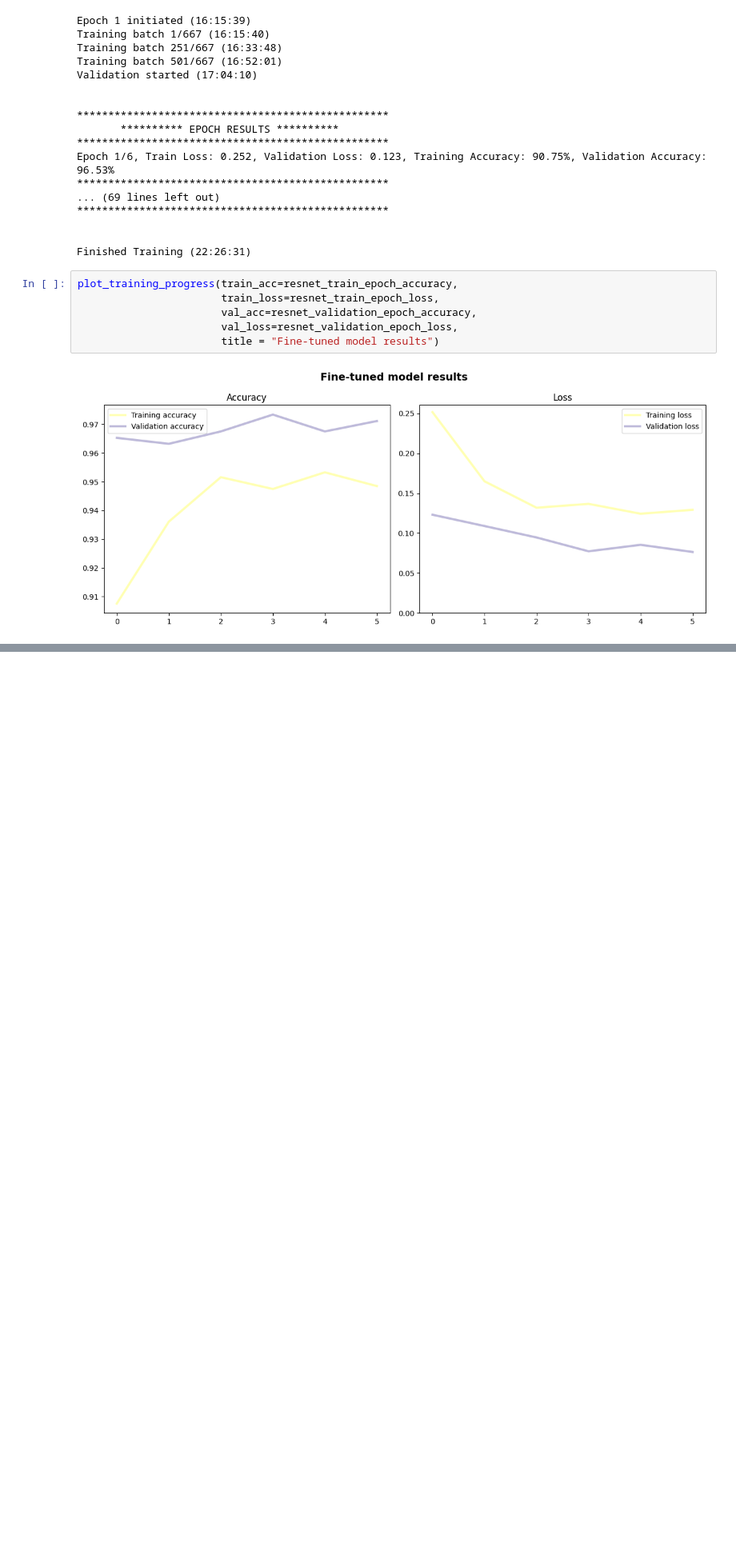
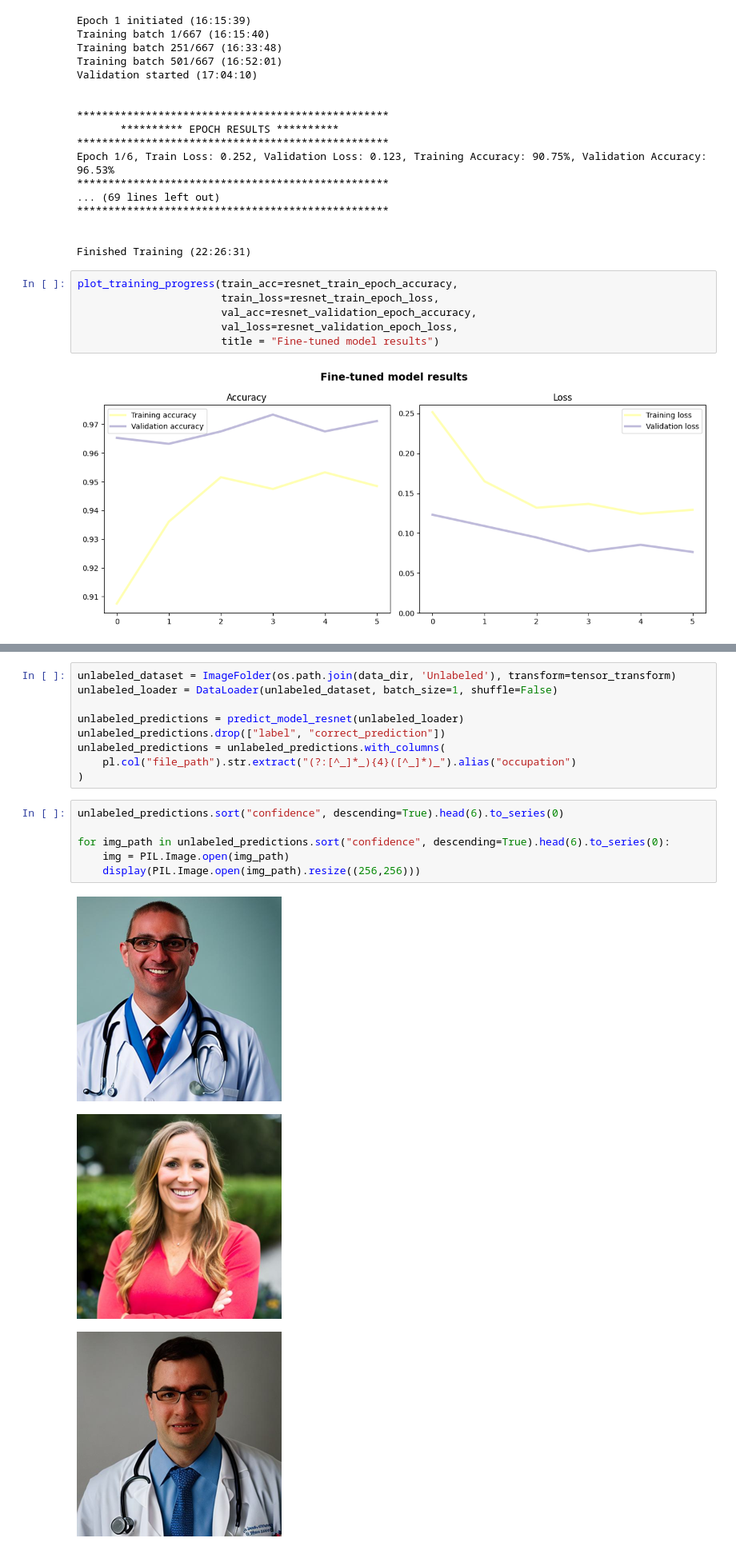
Before and after one commit to Breza/genderative_ai, a Jupyter notebook: Analysis/genderative_analysis.ipynb, the cells around one changed output, grey strips where cells are left out. Shown at 80% size. Drawn from its saved outputs; the diff is of its cells as text; blank space fills up the shorter version.

```diff
--- a/Analysis/genderative_analysis.ipynb
+++ b/Analysis/genderative_analysis.ipynb
@@ -603,0 +572,19 @@ exploration_results.sort(sorting_expression)
+# %%
+unlabeled_dataset = ImageFolder(os.path.join(data_dir, 'Unlabeled'), transform=tensor_transform)
+unlabeled_loader = DataLoader(unlabeled_dataset, batch_size=1, shuffle=False)
+
+unlabeled_predictions = predict_model_resnet(unlabeled_loader)
+unlabeled_predictions.drop(["label", "correct_prediction"])
+unlabeled_predictions = unlabeled_predictions.with_columns(
+    pl.col("file_path").str.extract("(?:[^_]*_){4}([^_]*)_").alias("occupation")
+)
+# %%
+unlabeled_predictions.sort("confidence", descending=True).head(6).to_series(0)
+
+for img_path in unlabeled_predictions.sort("confidence", descending=True).head(6).to_series(0):
+    img = PIL.Image.open(img_path)
+    display(PIL.Image.open(img_path).resize((256,256)))
+# %% [output]
+[figure, added]
+[figure, added]
+[figure, added]
```
Also changed, not shown: parts of 18 cells of this notebook, 1 other file.
